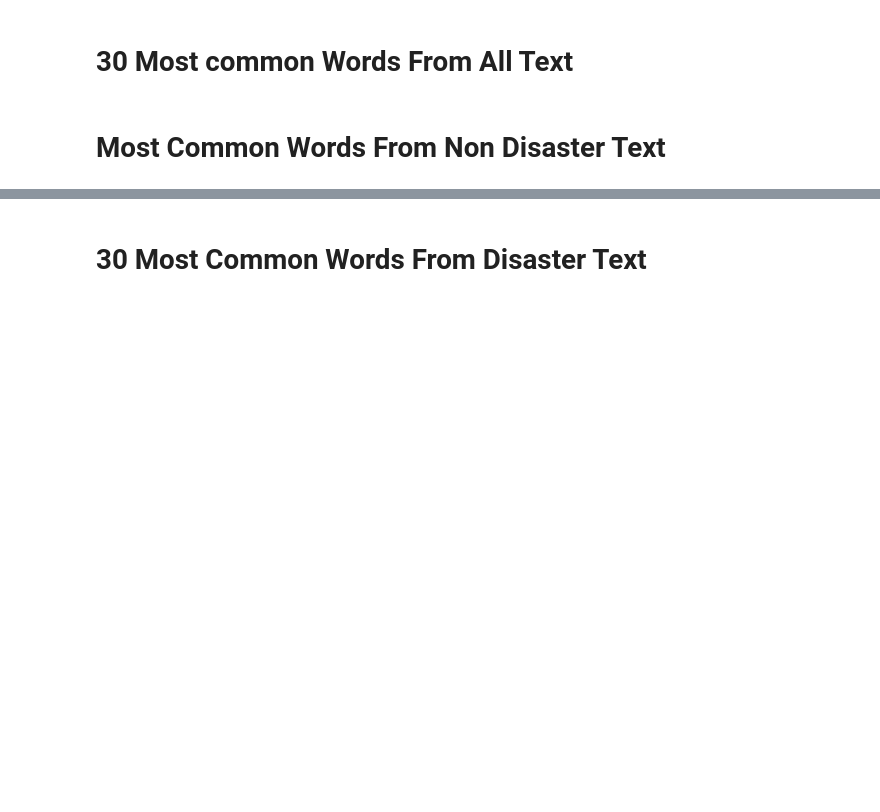
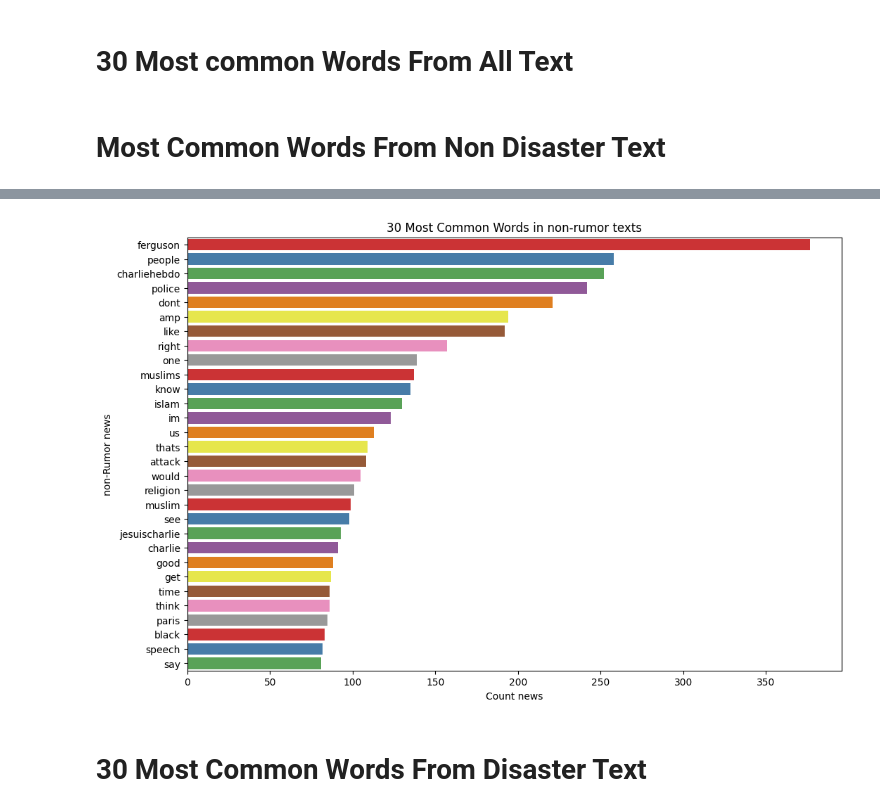
Before and after one commit to RedBatProject/Works, a Jupyter notebook: work_46_rumor.ipynb, the cells around one changed output, grey strips where cells are left out. Cells and saved outputs as stored; diff of their text form; code cells hidden in the pictures; blank space fills up the shorter version.

```diff
--- a/work_46_rumor.ipynb
+++ b/work_46_rumor.ipynb
@@ -307,0 +289,3 @@ df = df[df['len']>5]
+# %%
+df=pd.read_csv("/content/drive/MyDrive/work 46/data.csv")
+df
@@ -369,19 +381,21 @@ plt.show()
 # %%
-# no_disaster_text = df[df["target"] == 0]
-# data_set = no_disaster_text["text"].str.split()
-# all_words = [word for sublist in data_set for word in sublist]
-# counter = Counter(all_words)
-# common_words = counter.most_common(30)
-# df_common_words = pd.DataFrame(common_words, columns=['Word', 'Count'])
-# plt.figure(figsize=(12, 8))
-# sns.barplot(x='Count', y='Word', data=df_common_words,palette="Set1")
-# plt.title('30 Most Common Words Fake')
-# plt.xlabel('Count Fake')
-# plt.ylabel('Fake Word')
+no_disaster_text = df[df["is_rumor"] == 0]
+data_set = no_disaster_text["text"].str.split()
+all_words = [word for sublist in data_set for word in sublist]
+counter = Counter(all_words)
+common_words = counter.most_common(30)
+df_common_words = pd.DataFrame(common_words, columns=['Word', 'Count'])
+plt.figure(figsize=(12, 8))
+sns.barplot(x='Count', y='Word', data=df_common_words,palette="Set1")
+plt.title('30 Most Common Words in non-rumor texts')
+plt.xlabel('Count news')
+plt.ylabel('non-Rumor news')
 # plt.ylabel('Word')
-# df_common_words.to_csv(f'{path}_df_common_words_Fake.csv')
-# plt.savefig(f'{path}_df_common_words_Fake.png',bbox_inches='tight')
-# plt.show()
+df_common_words.to_csv(f'{path}_df_common_words_non_rumor.csv')
+plt.savefig(f'{path}_df_common_words_non_rumor.png',bbox_inches='tight')
+plt.show()
+# %% [output]
+[figure, added]
 # %% [markdown]
 # 30 Most Common Words From Disaster Text
 # %%
```
Also changed, not shown: parts of 58 cells of this notebook.
